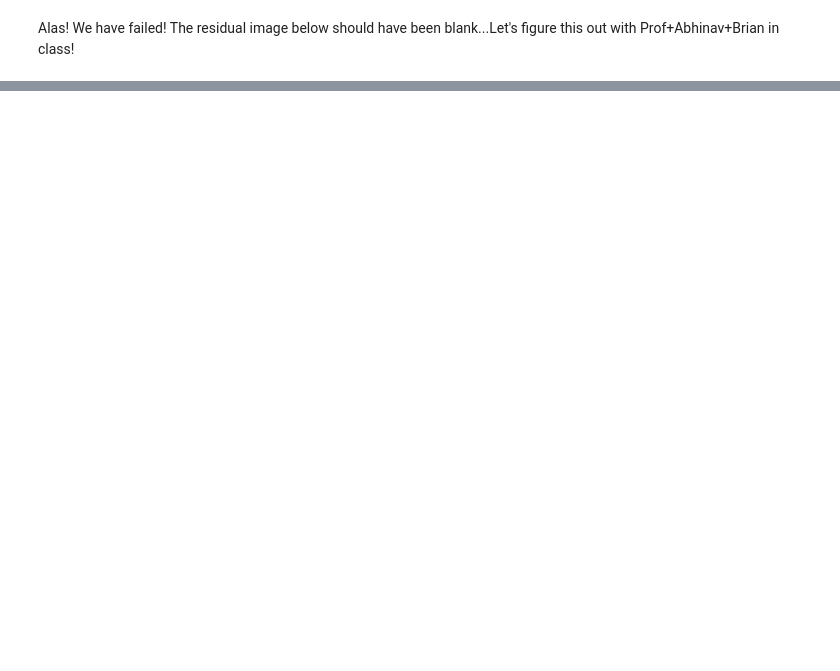
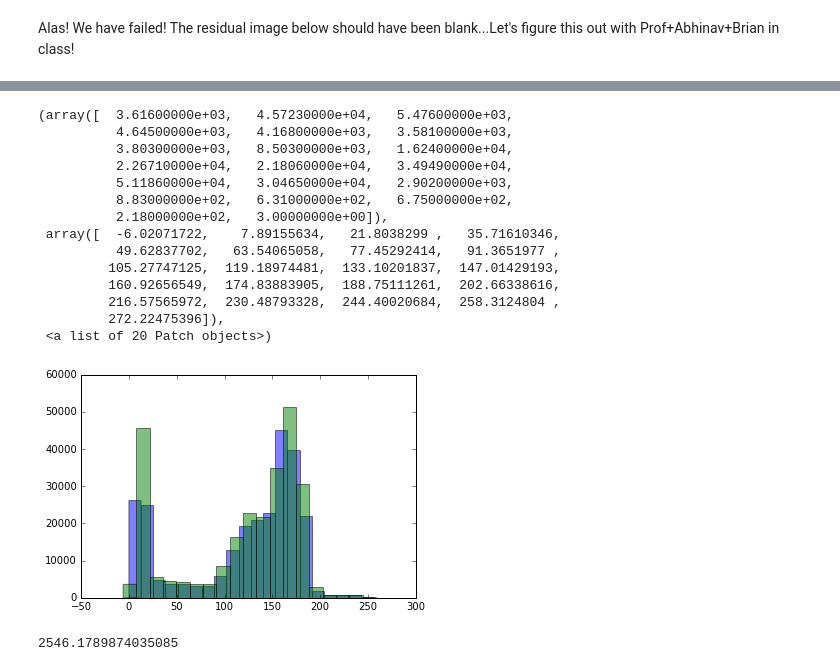
Before and after one commit to rohannaidu/applied_harmonic_analysis, a Jupyter notebook: 2d wavelet transform.ipynb, the cells around one changed output, grey strips where cells are left out. Saved outputs shown, nothing was run; the diff lists cells and outputs as text; code cells hidden in the pictures; blank space fills up the shorter version.

```diff
--- a/2d wavelet transform.ipynb
+++ b/2d wavelet transform.ipynb
@@ -172,0 +213,23 @@ io.imshow(im-reconstruction, cmap = 'Greys_r')
+# %%
+plt.hist(np.ravel(im),20,alpha=0.5)
+plt.hist(np.ravel(reconstruction), 20, alpha=0.5)
+# %% [output]
+(array([  3.61600000e+03,   4.57230000e+04,   5.47600000e+03,
+          4.64500000e+03,   4.16800000e+03,   3.58100000e+03,
+          3.80300000e+03,   8.50300000e+03,   1.62400000e+04,
+          2.26710000e+04,   2.18060000e+04,   3.49490000e+04,
+          5.11860000e+04,   3.04650000e+04,   2.90200000e+03,
+          8.83000000e+02,   6.31000000e+02,   6.75000000e+02,
+          2.18000000e+02,   3.00000000e+00]),
+ array([  -6.02071722,    7.89155634,   21.8038299 ,   35.71610346,
+          49.62837702,   63.54065058,   77.45292414,   91.3651977 ,
+         105.27747125,  119.18974481,  133.10201837,  147.01429193,
+         160.92656549,  174.83883905,  188.75111261,  202.66338616,
+         216.57565972,  230.48793328,  244.40020684,  258.3124804 ,
+         272.22475396]),
+ <a list of 20 Patch objects>)
+[figure, added]
+# %%
+(np.sum((im-reconstruction)**2))**(0.5)
+# %% [output]
+2546.1789874035085
```
Also changed, not shown: parts of 12 cells of this notebook, 2 other files.
